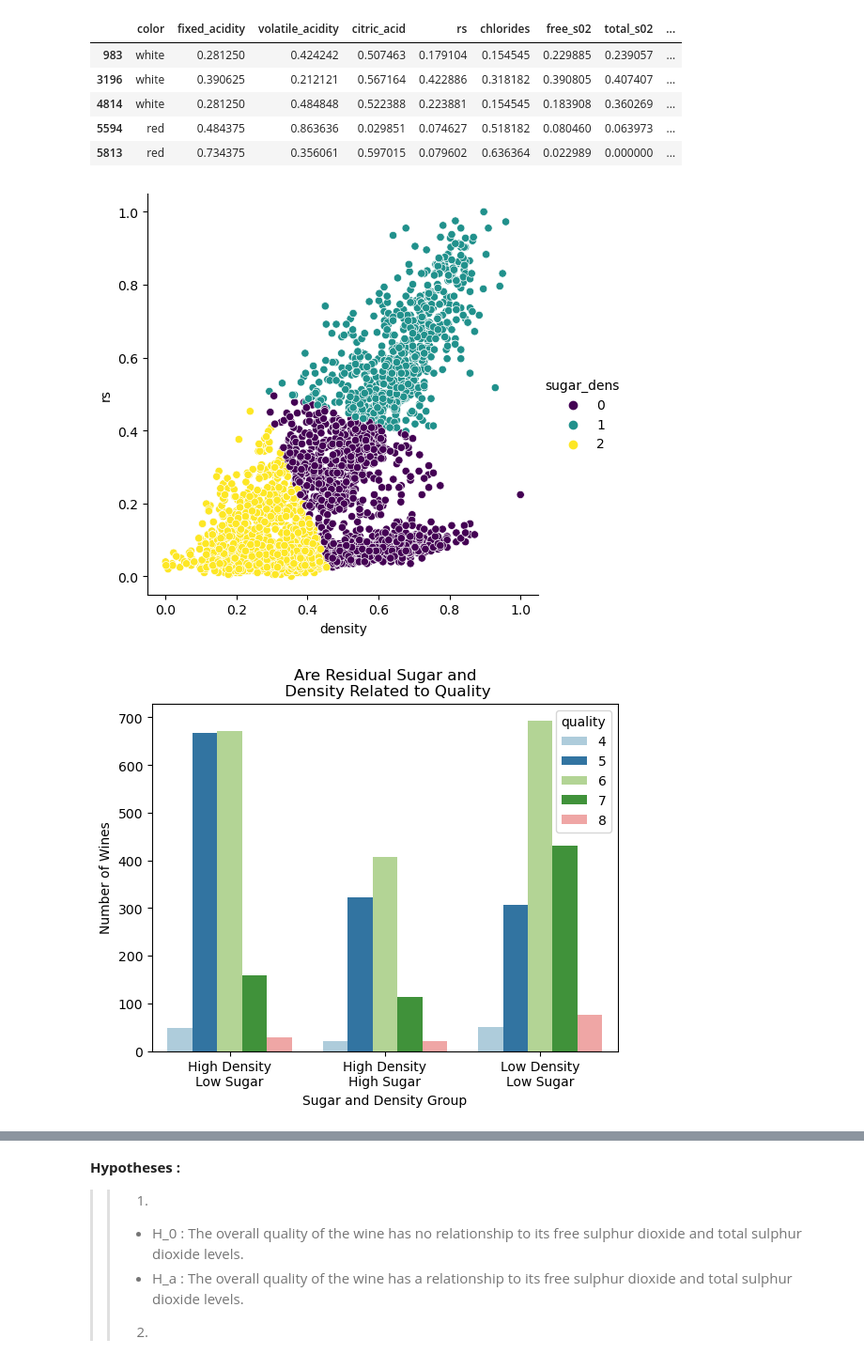
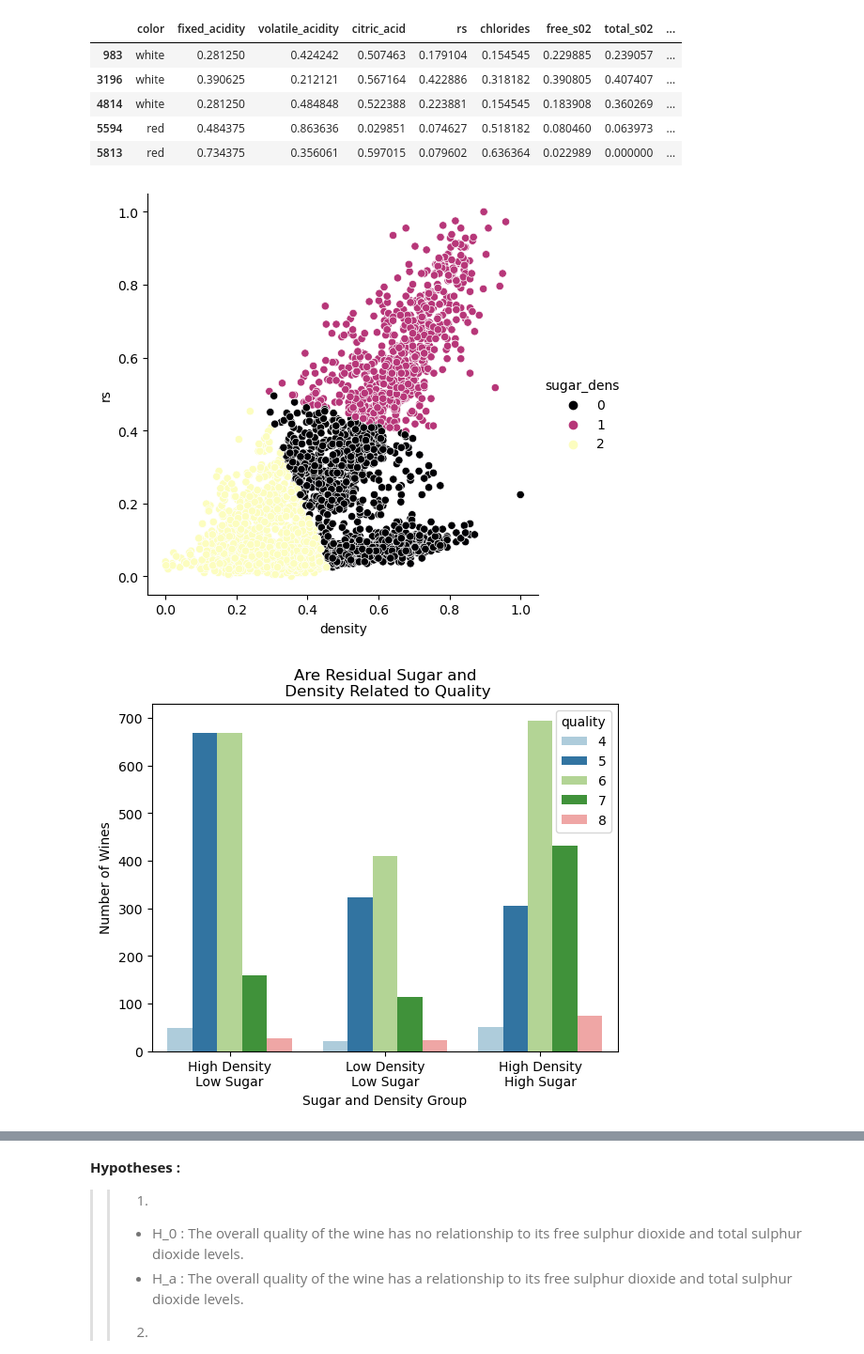
Before and after one commit to Mags-and-Smitty-Clustering-Project/group, a Jupyter notebook: Smitty_working_notebook.ipynb, the cells around one changed output, grey strips where cells are left out. Shown at 94% size. Cells and saved outputs as stored; diff of their text form; code cells hidden in the pictures.

```diff
--- a/Smitty_working_notebook.ipynb
+++ b/Smitty_working_notebook.ipynb
@@ -197,5 +144,5 @@ def remove_outliers(df, k=2):
 # %%
-wine, var_fences = remove_outliers(wine)
+wine, var_fences = wrangle.remove_outliers(wine)
 # %% [output]
 color column ignored
 quality column ignored
@@ -492,10 +396,10 @@ train_scaled.head()
 | 5594 | red | 0.484375 | 0.863636 | 0.029851 | 0.074627 | 0.518182 | 0.080460 | 0.063973 | ... |
 | 5813 | red | 0.734375 | 0.356061 | 0.597015 | 0.079602 | 0.636364 | 0.022989 | 0.000000 | ... |
 # %%
-sns.relplot(y = 'rs', x = 'density', hue='sugar_dens', palette='viridis', data=train_scaled)
+sns.relplot(y = 'rs', x = 'density', hue='sugar_dens', palette='magma', data=train_scaled)
 plt.show()
 # %% [output]
-[figure, old version]
+[figure, new version]
 # %%
 #plotting Sugar and Density feature against quality
 
@@ -503,8 +407,8 @@ sns.countplot(train_scaled['sugar_dens'], hue = train_scaled.quality, palette =
 plt.ylabel('Number of Wines')
 plt.xlabel('Sugar and Density Group')
 plt.title('Are Residual Sugar and\n Density Related to Quality')
-labels = ['High Density\nLow Sugar', 'High Density\nHigh Sugar', 'Low Density\nLow Sugar']
+labels = ['High Density\nLow Sugar', 'Low Density\nLow Sugar', 'High Density\nHigh Sugar']
 plt.xticks(ticks = (0, 1, 2), labels = labels)
 plt.show()
 # %% [output]
-[figure, old version]
+[figure, new version]
```
Also changed, not shown: parts of 24 cells of this notebook.
